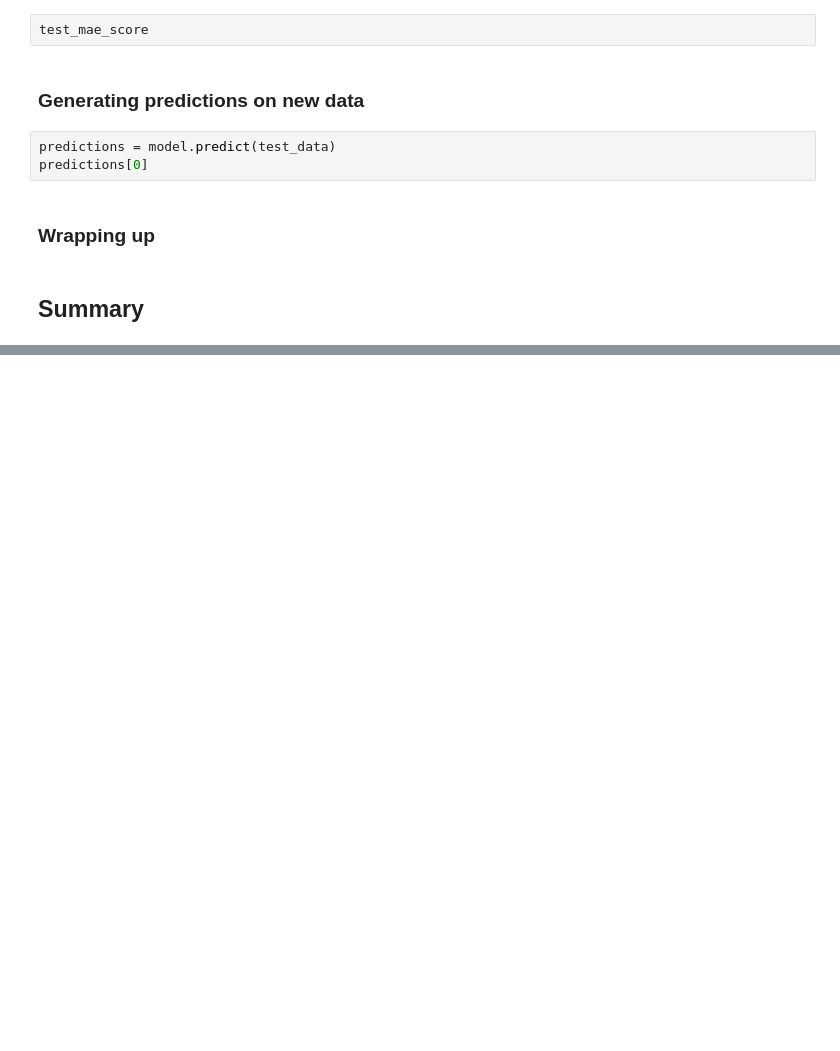
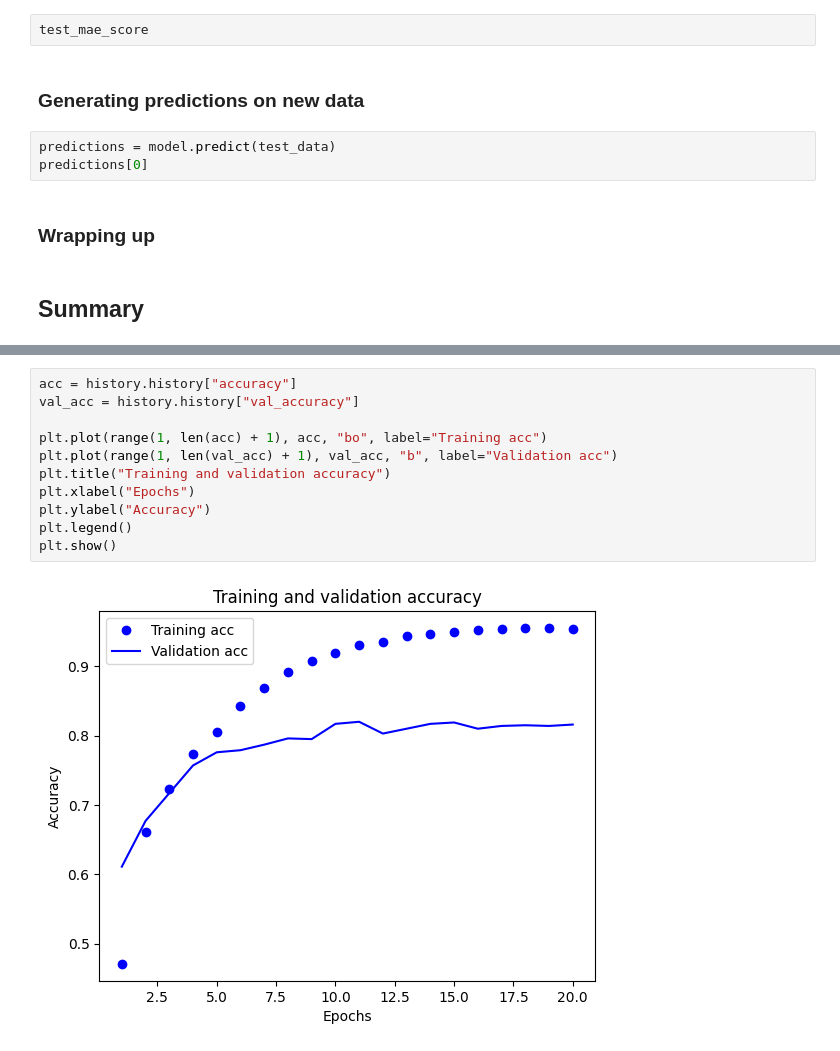
Before and after one commit to shualoalumin/deep-learning-with-python-notebooks, a Jupyter notebook: chapter04_getting-started-with-neural-networks.ipynb, the cells around one changed output, grey strips where cells are left out. Saved outputs shown, nothing was run; the diff lists cells and outputs as text; blank space fills up the shorter version.

```diff
--- a/chapter04_getting-started-with-neural-networks.ipynb
+++ b/chapter04_getting-started-with-neural-networks.ipynb
@@ -466,0 +620,13 @@ predictions[0]
+# %%
+acc = history.history["accuracy"]
+val_acc = history.history["val_accuracy"]
+
+plt.plot(range(1, len(acc) + 1), acc, "bo", label="Training acc")
+plt.plot(range(1, len(val_acc) + 1), val_acc, "b", label="Validation acc")
+plt.title("Training and validation accuracy")
+plt.xlabel("Epochs")
+plt.ylabel("Accuracy")
+plt.legend()
+plt.show()
+# %% [output]
+[figure, added]
```
Also changed, not shown: parts of 24 cells of this notebook.
